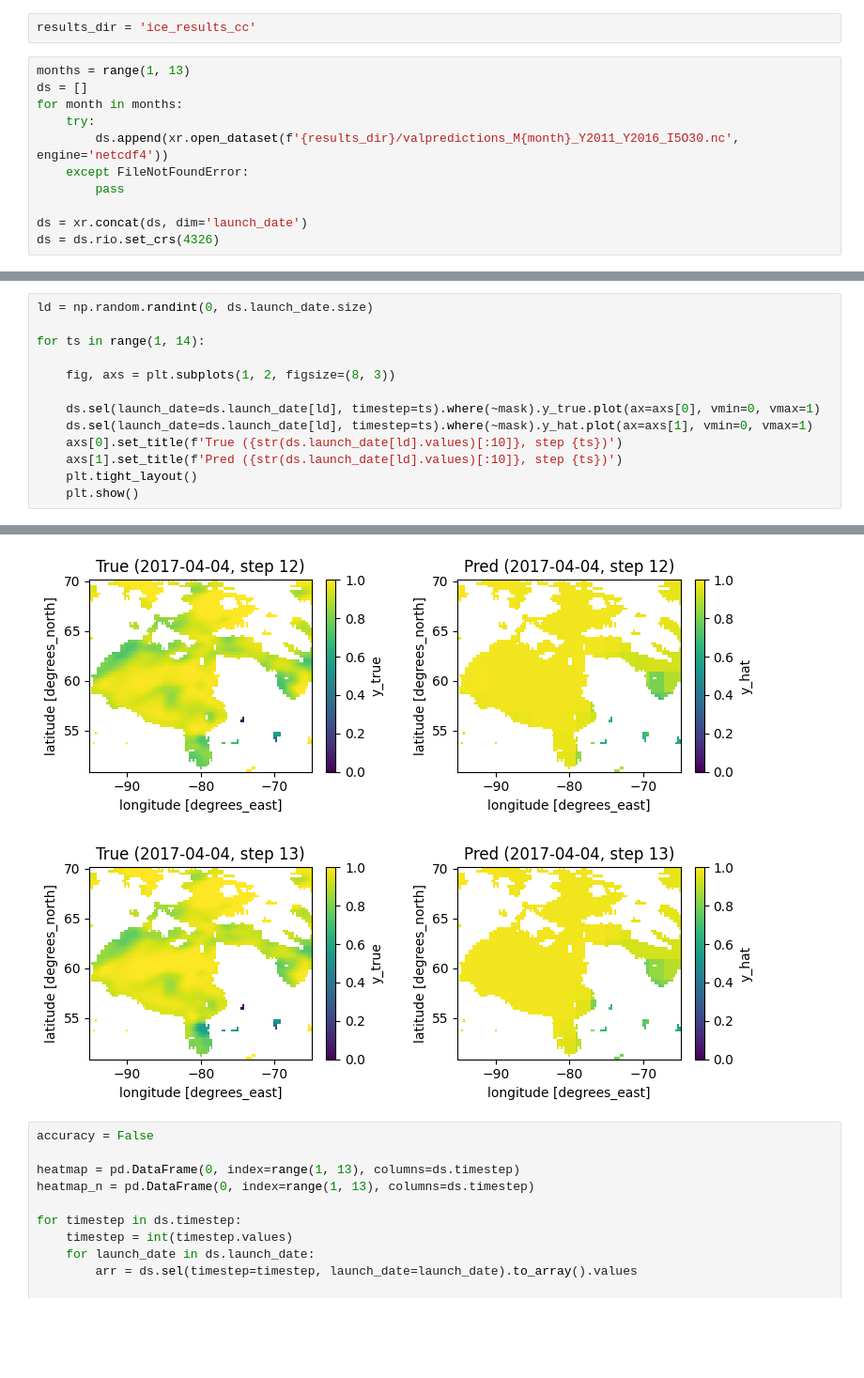
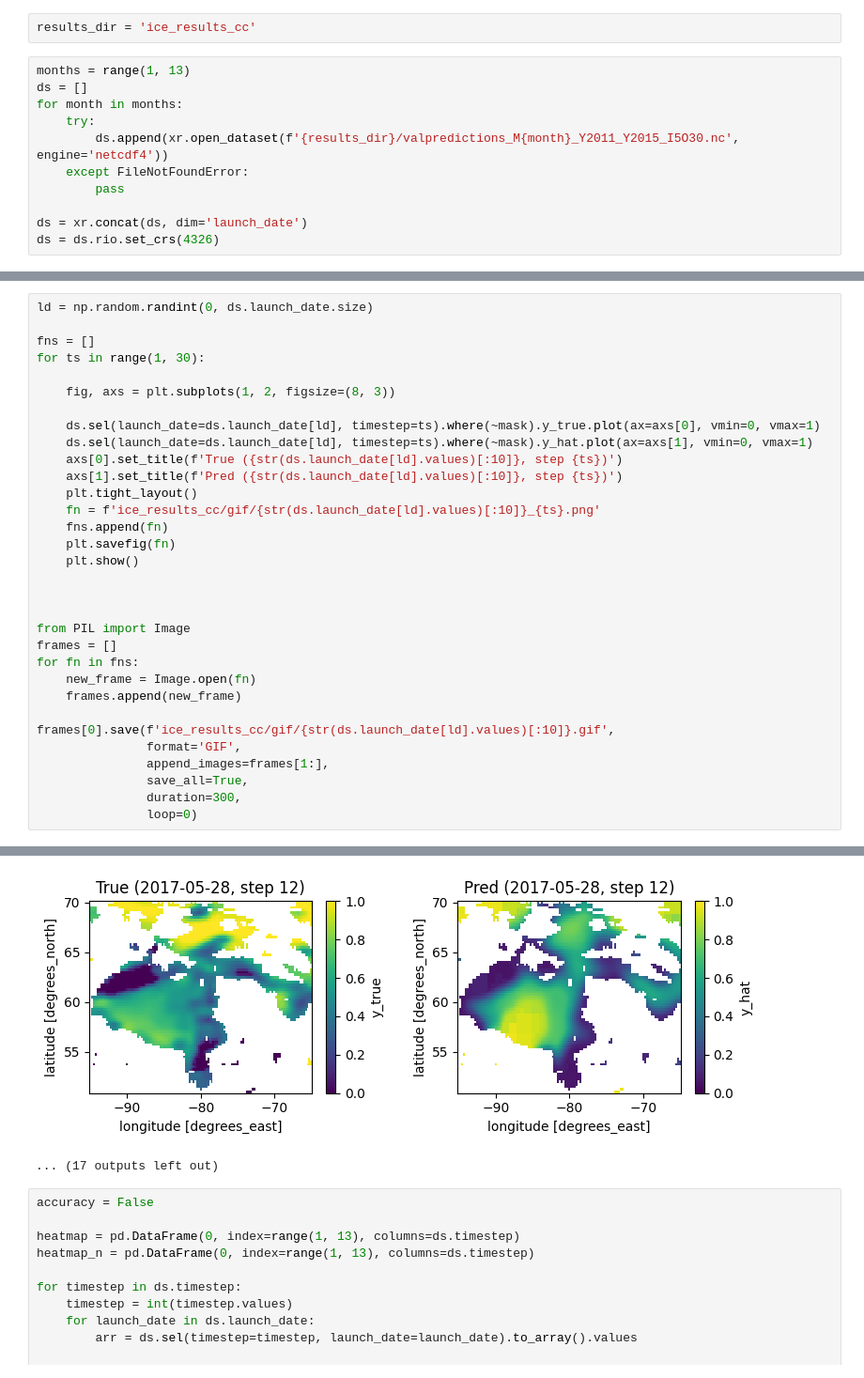
Before and after one commit to zach-gousseau/Quadtree-MPNNLSTM, a Jupyter notebook: ice_results.ipynb, the cells around one changed output, grey strips where cells are left out. Shown at 94% size. Cells and saved outputs as stored; diff of their text form; blank space fills up the shorter version.

```diff
--- a/ice_results.ipynb
+++ b/ice_results.ipynb
@@ -52,7 +52,7 @@ months = range(1, 13)
 ds = []
 for month in months:
     try:
-        ds.append(xr.open_dataset(f'{results_dir}/valpredictions_M{month}_Y2011_Y2016_I5O30.nc', engine='netcdf4'))
+        ds.append(xr.open_dataset(f'{results_dir}/valpredictions_M{month}_Y2011_Y2015_I5O30.nc', engine='netcdf4'))
     except FileNotFoundError:
         pass
 
@@ -83,7 +83,8 @@ No artists with labels found to put in legend.  Note that artists whose label st
 # %%
 ld = np.random.randint(0, ds.launch_date.size)
 
-for ts in range(1, 14):
+fns = []
+for ts in range(1, 30):
 
     fig, axs = plt.subplots(1, 2, figsize=(8, 3))
 
@@ -92,5 +93,23 @@ for ts in range(1, 14):
     axs[0].set_title(f'True ({str(ds.launch_date[ld].values)[:10]}, step {ts})')
     axs[1].set_title(f'Pred ({str(ds.launch_date[ld].values)[:10]}, step {ts})')
     plt.tight_layout()
+    fn = f'ice_results_cc/gif/{str(ds.launch_date[ld].values)[:10]}_{ts}.png'
+    fns.append(fn)
+    plt.savefig(fn)
     plt.show()
+
+
+
+from PIL import Image
+frames = []
+for fn in fns:
+    new_frame = Image.open(fn)
+    frames.append(new_frame)
+
+frames[0].save(f'ice_results_cc/gif/{str(ds.launch_date[ld].values)[:10]}.gif',
+               format='GIF',
+               append_images=frames[1:],
+               save_all=True,
+               duration=300,
+               loop=0)
 # %% [output]
@@ -108,5 +127,5 @@ for ts in range(1, 14):
-[figure, old version]
+[figure, new version]
-[figure, removed]
+... (17 outputs left out)
 # %%
 accuracy = False
 
```
Also changed, not shown: parts of 4 cells of this notebook, 4 other files.
